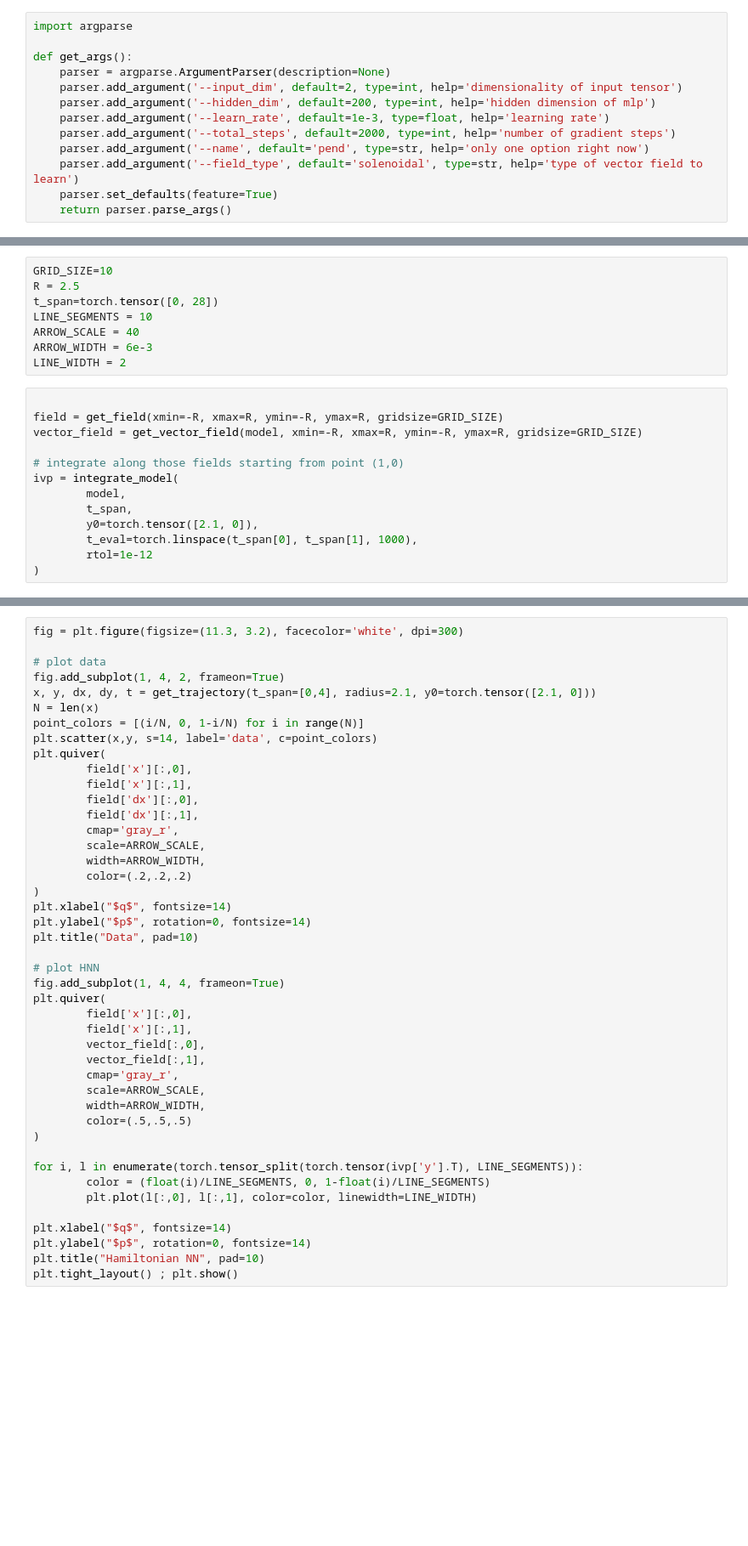
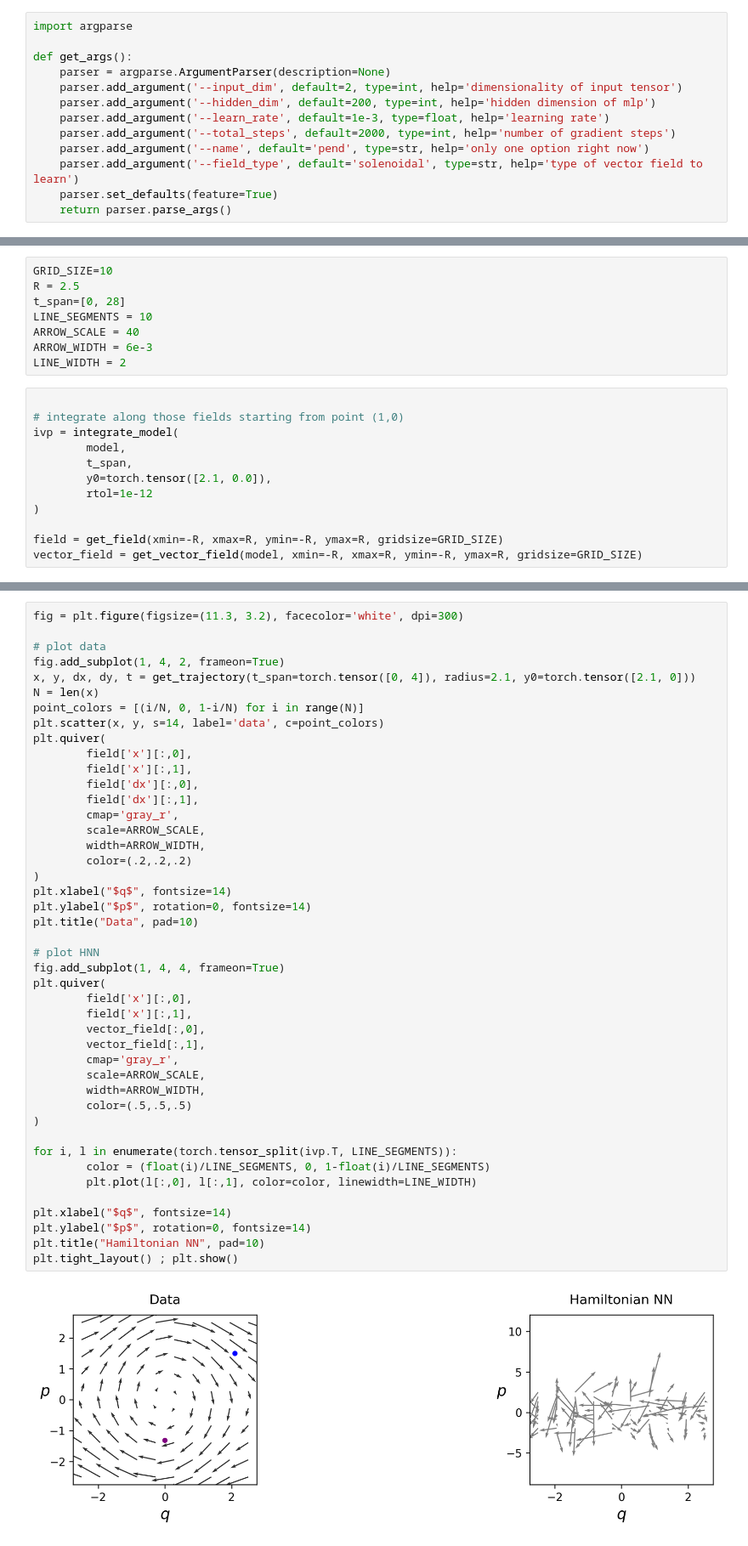
Before and after one commit to kristinlindquist/pinns, a Jupyter notebook: src/hnn/run.ipynb, the cells around one changed output, grey strips where cells are left out. Shown at 85% size. Drawn from its saved outputs; the diff is of its cells as text; blank space fills up the shorter version.

Commit message:
almost working on torch

```diff
--- a/src/hnn/run.ipynb
+++ b/src/hnn/run.ipynb
@@ -44,21 +28,20 @@ Final test loss 8.6846e-01 +/- 4.4489e-01
 # %%
 GRID_SIZE=10
 R = 2.5
-t_span=torch.tensor([0, 28])
+t_span=[0, 28]
 LINE_SEGMENTS = 10
 ARROW_SCALE = 40
 ARROW_WIDTH = 6e-3
 LINE_WIDTH = 2
 # %%
-
-field = get_field(xmin=-R, xmax=R, ymin=-R, ymax=R, gridsize=GRID_SIZE)
-vector_field = get_vector_field(model, xmin=-R, xmax=R, ymin=-R, ymax=R, gridsize=GRID_SIZE)
 
 # integrate along those fields starting from point (1,0)
 ivp = integrate_model(
         model,
         t_span,
-        y0=torch.tensor([2.1, 0]),
-        t_eval=torch.linspace(t_span[0], t_span[1], 1000),
+        y0=torch.tensor([2.1, 0.0]),
         rtol=1e-12
 )
+
+field = get_field(xmin=-R, xmax=R, ymin=-R, ymax=R, gridsize=GRID_SIZE)
+vector_field = get_vector_field(model, xmin=-R, xmax=R, ymin=-R, ymax=R, gridsize=GRID_SIZE)
@@ -70,10 +50,10 @@ fig = plt.figure(figsize=(11.3, 3.2), facecolor='white', dpi=300)
 
 # plot data
 fig.add_subplot(1, 4, 2, frameon=True)
-x, y, dx, dy, t = get_trajectory(t_span=[0,4], radius=2.1, y0=torch.tensor([2.1, 0]))
+x, y, dx, dy, t = get_trajectory(t_span=torch.tensor([0, 4]), radius=2.1, y0=torch.tensor([2.1, 0]))
 N = len(x)
 point_colors = [(i/N, 0, 1-i/N) for i in range(N)]
-plt.scatter(x,y, s=14, label='data', c=point_colors)
+plt.scatter(x, y, s=14, label='data', c=point_colors)
 plt.quiver(
         field['x'][:,0],
         field['x'][:,1],
@@ -81,31 +61,33 @@ plt.quiver(
         field['dx'][:,1],
         cmap='gray_r',
         scale=ARROW_SCALE,
         width=ARROW_WIDTH,
         color=(.2,.2,.2)
 )
 plt.xlabel("$q$", fontsize=14)
 plt.ylabel("$p$", rotation=0, fontsize=14)
 plt.title("Data", pad=10)
 
 # plot HNN
 fig.add_subplot(1, 4, 4, frameon=True)
 plt.quiver(
         field['x'][:,0],
         field['x'][:,1],
         vector_field[:,0],
         vector_field[:,1],
         cmap='gray_r',
         scale=ARROW_SCALE,
         width=ARROW_WIDTH,
         color=(.5,.5,.5)
 )
 
-for i, l in enumerate(torch.tensor_split(torch.tensor(ivp['y'].T), LINE_SEGMENTS)):
+for i, l in enumerate(torch.tensor_split(ivp.T, LINE_SEGMENTS)):
         color = (float(i)/LINE_SEGMENTS, 0, 1-float(i)/LINE_SEGMENTS)
         plt.plot(l[:,0], l[:,1], color=color, linewidth=LINE_WIDTH)
 
 plt.xlabel("$q$", fontsize=14)
 plt.ylabel("$p$", rotation=0, fontsize=14)
 plt.title("Hamiltonian NN", pad=10)
 plt.tight_layout() ; plt.show()
+# %% [output]
+[figure, added]
```
Also changed, not shown: parts of 2 cells of this notebook, 3 other files.
